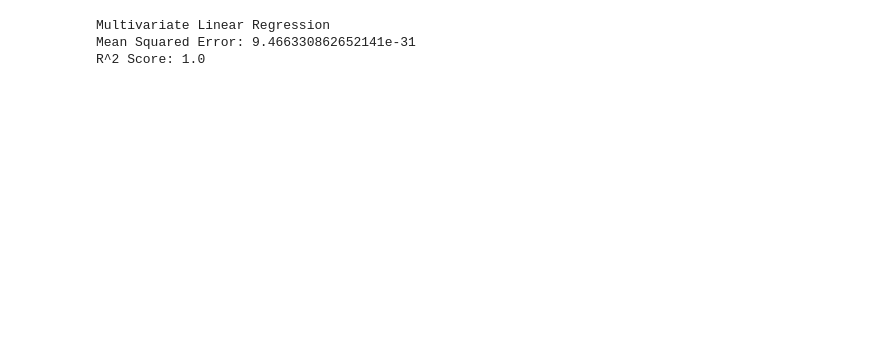
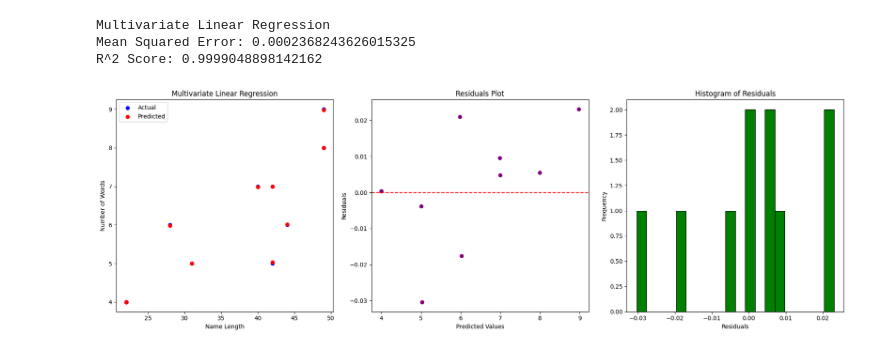
Before and after one commit to manasavirivinti/mlalgorithms, a Jupyter notebook: multivariate.ipynb, the cells around one changed output. Drawn from its saved outputs; the diff is of its cells as text; code cells hidden in the pictures; blank space fills up the shorter version.

```diff
--- a/multivariate.ipynb
+++ b/multivariate.ipynb
@@ -1,5 +1,6 @@
 # %%
 import pandas as pd
+import matplotlib.pyplot as plt
 from sklearn.model_selection import train_test_split
 from sklearn.linear_model import LinearRegression
 from sklearn.metrics import mean_squared_error, r2_score
@@ -12,36 +13,61 @@ data = pd.read_csv('./STTs.csv')
 data['num_words'] = data['name'].apply(lambda x: len(x.split()))
 
 # Multivariate features: Length of the name, number of words, and a one-hot encoded categorical feature
 data['name_length'] = data['name'].apply(len)
-
-# One-Hot Encoding for the categorical feature 'category'
+# One-Hot Encoding for the categorical feature 'name' if it exists
 if 'name' in data.columns:
     encoder = OneHotEncoder()
     X_encoded = encoder.fit_transform(data[['name']])
     X_encoded_df = pd.DataFrame(X_encoded.toarray(), columns=encoder.get_feature_names_out(['name']))
     data = pd.concat([data, X_encoded_df], axis=1)
-
 # Features and target variable
-feature_columns = ['name_length', 'num_words'] + list(X_encoded_df.columns) if 'category' in data.columns else ['name_length', 'num_words']
+feature_columns = ['name_length', 'num_words'] + list(X_encoded_df.columns) if 'name' in data.columns else ['name_length', 'num_words']
 X_multi = data[feature_columns]
 y = data['num_words']
 
 # Split the dataset
 X_train_multi, X_test_multi, y_train_multi, y_test_multi = train_test_split(X_multi, y, test_size=0.2, random_state=42)
 
 # Train the model
 model_multi = LinearRegression()
 model_multi.fit(X_train_multi, y_train_multi)
 
 # Predictions
 y_pred_multi = model_multi.predict(X_test_multi)
 
 # Evaluation
 print("Multivariate Linear Regression")
 print("Mean Squared Error:", mean_squared_error(y_test_multi, y_pred_multi))
 print("R^2 Score:", r2_score(y_test_multi, y_pred_multi))
 print()
+
+plt.figure(figsize=(18, 6))
+plt.subplot(1, 3, 1)
+plt.scatter(X_test_multi['name_length'], y_test_multi, color='blue', label='Actual')
+plt.scatter(X_test_multi['name_length'], y_pred_multi, color='red', label='Predicted')
+plt.xlabel('Name Length')
+plt.ylabel('Number of Words')
+plt.title('Multivariate Linear Regression')
+plt.legend()
+
+plt.subplot(1, 3, 2)
+residuals_multi = y_test_multi - y_pred_multi
+plt.scatter(y_pred_multi, residuals_multi, color='purple')
+plt.axhline(y=0, color='red', linestyle='--')
+plt.xlabel('Predicted Values')
+plt.ylabel('Residuals')
+plt.title('Residuals Plot')
+
+plt.subplot(1, 3, 3)
+plt.hist(residuals_multi, bins=20, color='green', edgecolor='black')
+plt.xlabel('Residuals')
+plt.ylabel('Frequency')
+plt.title('Histogram of Residuals')
+
+plt.tight_layout()
+plt.show()
 # %% [output]
 Multivariate Linear Regression
-Mean Squared Error: 9.466330862652141e-31
-R^2 Score: 1.0
+Mean Squared Error: 0.0002368243626015325
+R^2 Score: 0.9999048898142162
+[figure, added]
```
Also changed, not shown: 2 other files.
